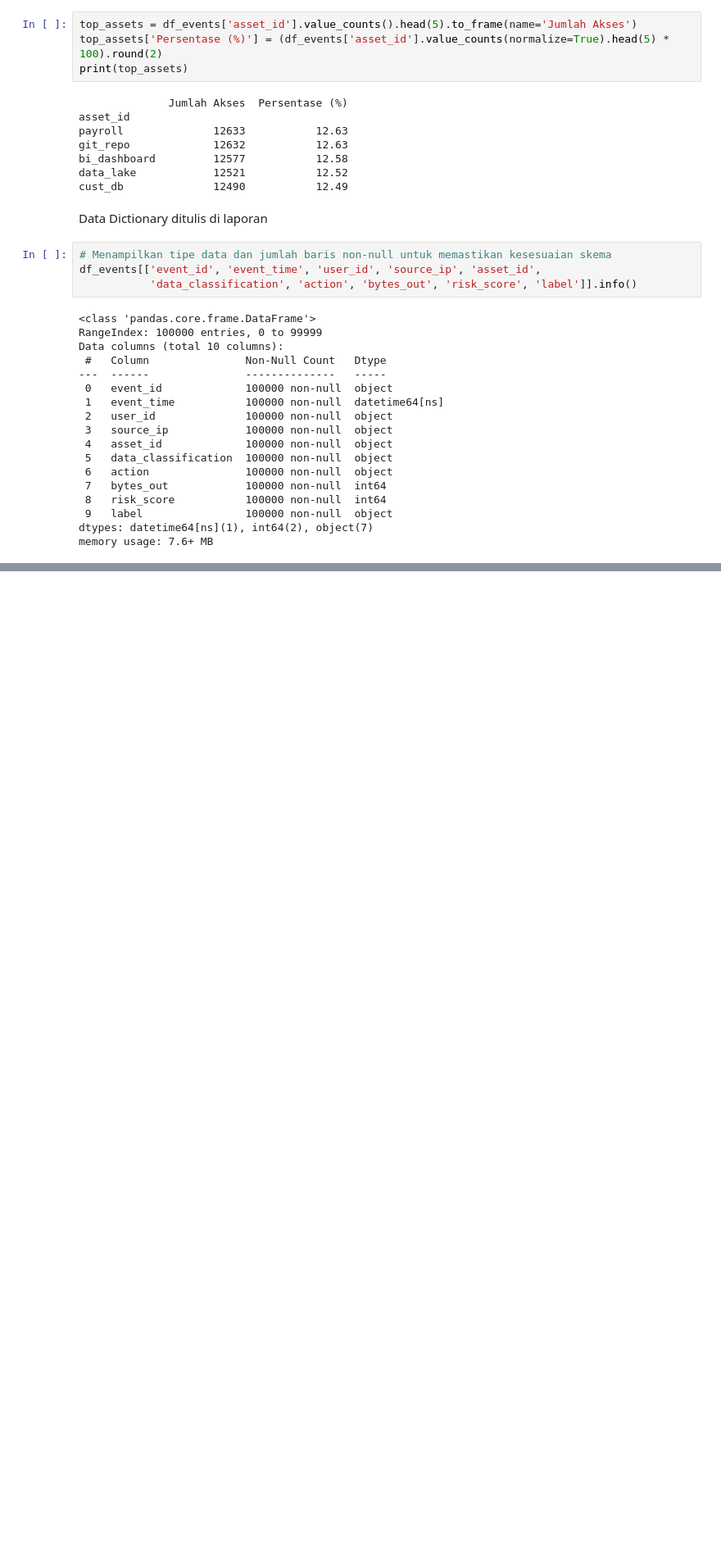
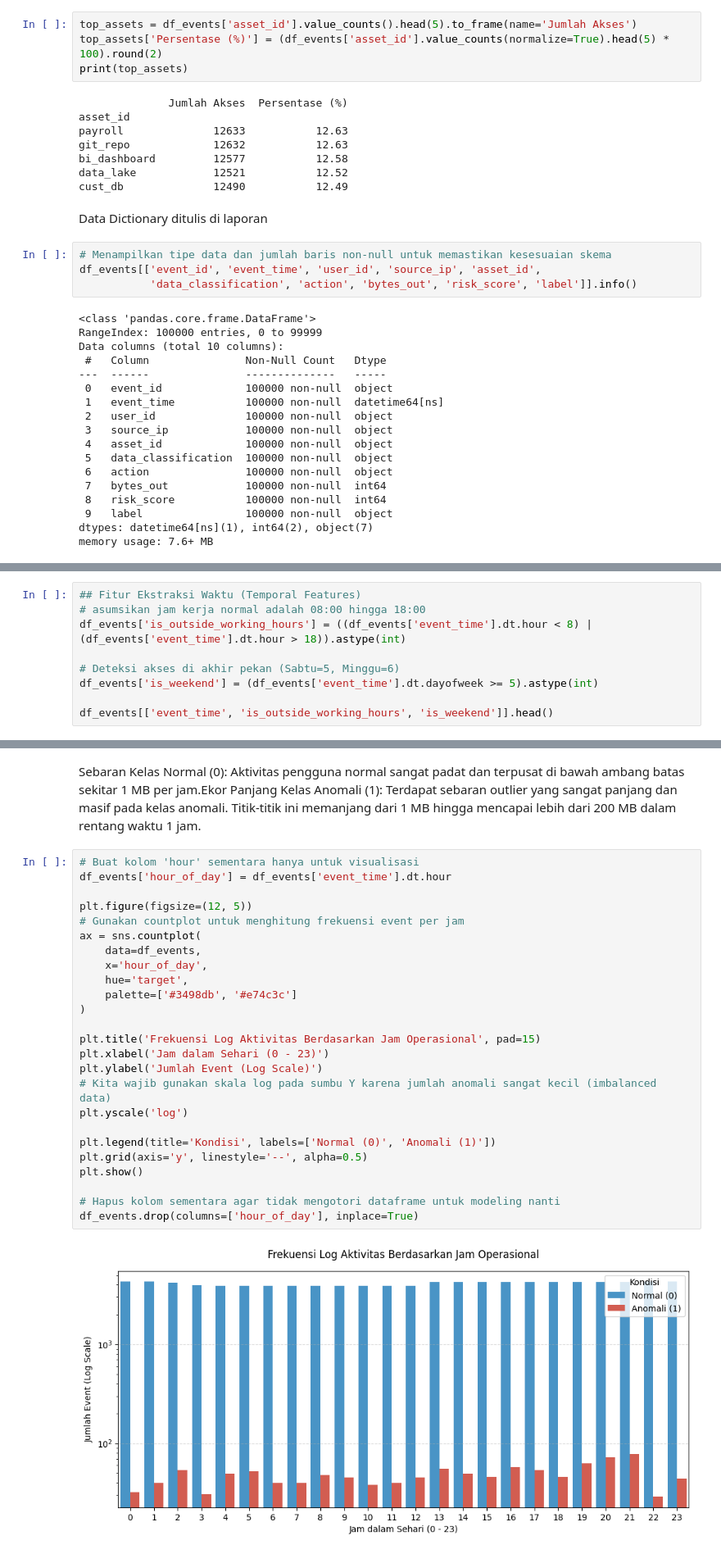
Before and after one commit to Elvin-Aurelio/UAS-Perancangan-Big-Data, a Jupyter notebook: jawaban.ipynb, the cells around one changed output, grey strips where cells are left out. Shown at 82% size. Saved outputs shown, nothing was run; the diff lists cells and outputs as text; blank space fills up the shorter version.

```diff
--- a/jawaban.ipynb
+++ b/jawaban.ipynb
@@ -229,0 +272,9 @@ memory usage: 7.6+ MB
+# %%
+## Fitur Ekstraksi Waktu (Temporal Features)
+# asumsikan jam kerja normal adalah 08:00 hingga 18:00
+df_events['is_outside_working_hours'] = ((df_events['event_time'].dt.hour < 8) | (df_events['event_time'].dt.hour > 18)).astype(int)
+
+# Deteksi akses di akhir pekan (Sabtu=5, Minggu=6)
+df_events['is_weekend'] = (df_events['event_time'].dt.dayofweek >= 5).astype(int)
+
+df_events[['event_time', 'is_outside_working_hours', 'is_weekend']].head()
@@ -229,0 +382,29 @@ memory usage: 7.6+ MB
+# %% [markdown]
+Sebaran Kelas Normal (0): Aktivitas pengguna normal sangat padat dan terpusat di bawah ambang batas sekitar 1 MB per jam.Ekor Panjang Kelas Anomali (1): Terdapat sebaran outlier yang sangat panjang dan masif pada kelas anomali. Titik-titik ini memanjang dari 1 MB hingga mencapai lebih dari 200 MB dalam rentang waktu 1 jam.
+# %%
+# Buat kolom 'hour' sementara hanya untuk visualisasi
+df_events['hour_of_day'] = df_events['event_time'].dt.hour
+
+plt.figure(figsize=(12, 5))
+# Gunakan countplot untuk menghitung frekuensi event per jam
+ax = sns.countplot(
+    data=df_events,
+    x='hour_of_day',
+    hue='target',
+    palette=['#3498db', '#e74c3c']
+)
+
+plt.title('Frekuensi Log Aktivitas Berdasarkan Jam Operasional', pad=15)
+plt.xlabel('Jam dalam Sehari (0 - 23)')
+plt.ylabel('Jumlah Event (Log Scale)')
+# Kita wajib gunakan skala log pada sumbu Y karena jumlah anomali sangat kecil (imbalanced data)
+plt.yscale('log')
+
+plt.legend(title='Kondisi', labels=['Normal (0)', 'Anomali (1)'])
+plt.grid(axis='y', linestyle='--', alpha=0.5)
+plt.show()
+
+# Hapus kolom sementara agar tidak mengotori dataframe untuk modeling nanti
+df_events.drop(columns=['hour_of_day'], inplace=True)
+# %% [output]
+[figure, added]
```
Also changed, not shown: parts of 25 cells of this notebook.
